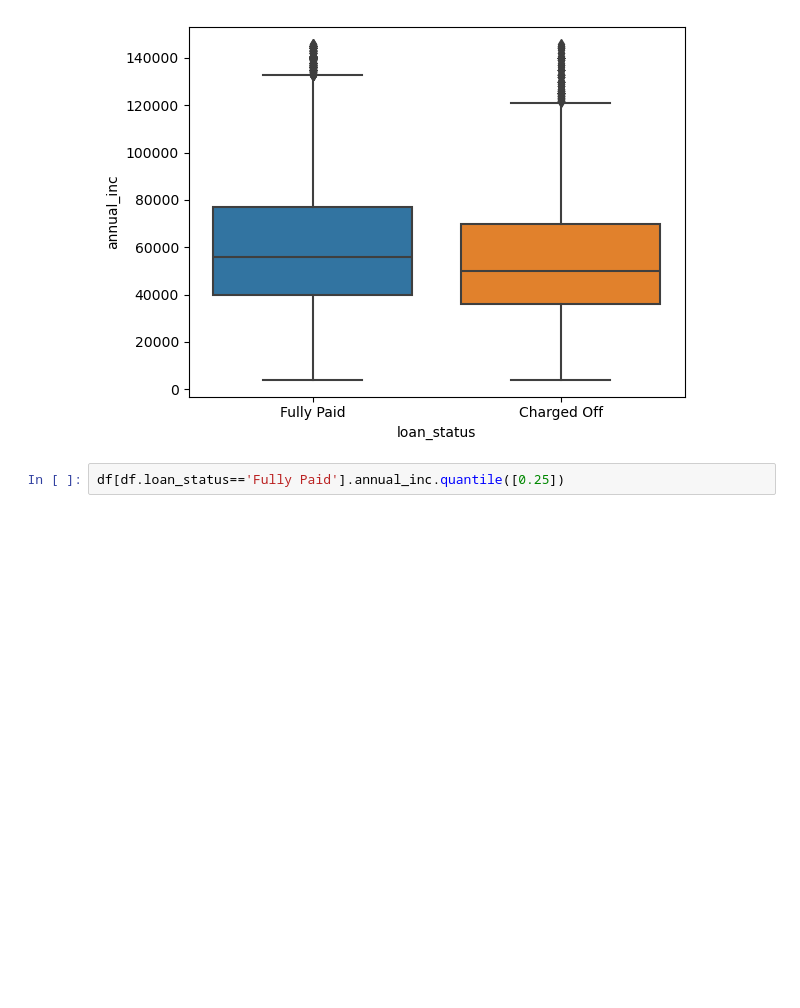
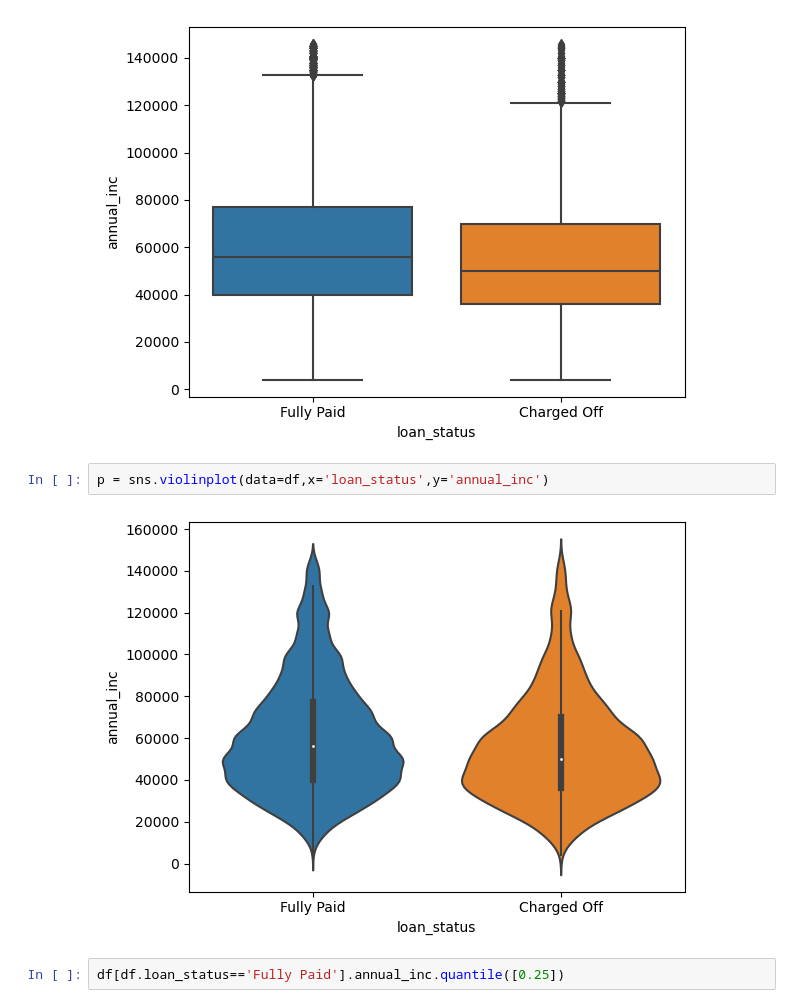
Before and after one commit to sdakshinkar/LendingClubCaseStudy, a Jupyter notebook: Swapnil_Dakshinkar.ipynb, the cells around one changed output. Drawn from its saved outputs; the diff is of its cells as text; blank space fills up the shorter version.

```diff
--- a/Swapnil_Dakshinkar.ipynb
+++ b/Swapnil_Dakshinkar.ipynb
@@ -921,6 +921,10 @@ p = sns.boxplot(data=df,x='loan_status',y='dti')
 p = sns.boxplot(data=df,x='loan_status',y='annual_inc')
 # %% [output]
 [figure]
+# %%
+p = sns.violinplot(data=df,x='loan_status',y='annual_inc')
+# %% [output]
+[figure, added]
 # %%
 df[df.loan_status=='Fully Paid'].annual_inc.quantile([0.25])
 # %% [output]
```
Also changed, not shown: parts of 35 cells of this notebook.
